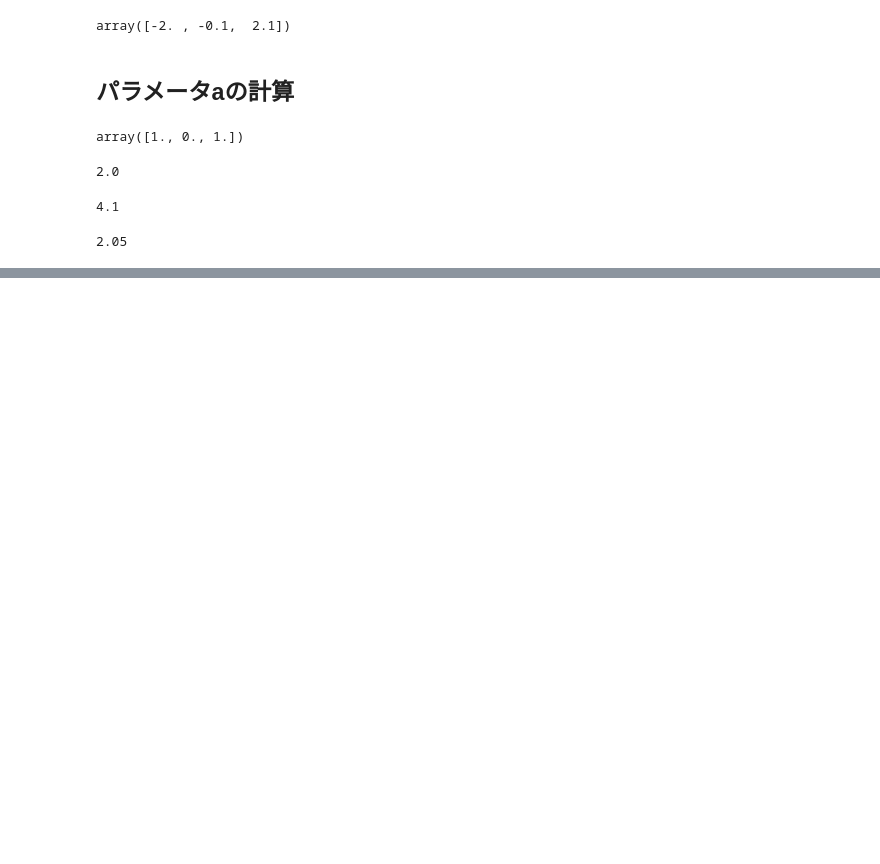
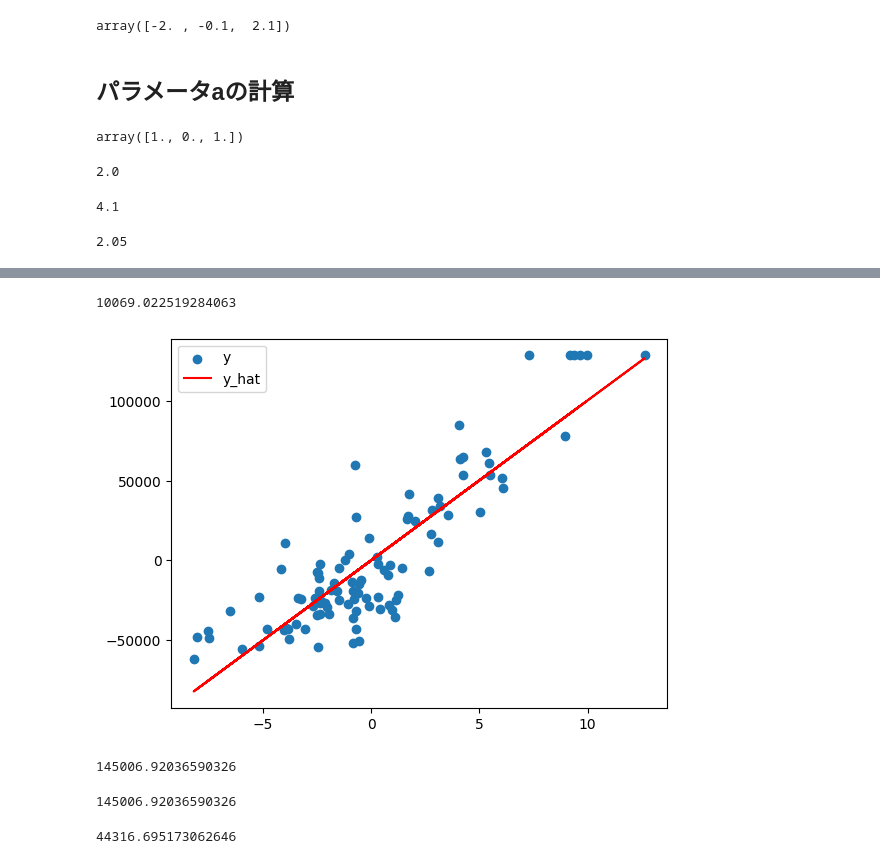
Before and after one commit to moganbo0817/pyhton_sandbox, a Jupyter notebook: python/src/notebooks_Untitled.ipynb, the cells around one changed output, grey strips where cells are left out. Cells and saved outputs as stored; diff of their text form; code cells hidden in the pictures; blank space fills up the shorter version.

```diff
--- a/python/src/notebooks_Untitled.ipynb
+++ b/python/src/notebooks_Untitled.ipynb
@@ -60,0 +129,20 @@ a
+# %%
+x = df_c['x']
+y = df_c['y']
+# %%
+xx = x*x
+# %%
+xy = x*y
+# %%
+a = xy.sum()/xx.sum()
+# %%
+a
+# %% [output]
+10069.022519284063
+# %%
+plt.scatter(x,y,label='y')
+plt.plot(x,a*x,label='y_hat',color='red')
+plt.legend()
+plt.show()
+# %% [output]
+[figure, added]
@@ -60,0 +151,4 @@ a
+# %%
+a* (x_new - df.mean()['x']) + df.mean()['y']
+# %% [output]
+145006.92036590326
@@ -60,0 +158,8 @@ a
+# %%
+predict(40,a,df)
+# %% [output]
+145006.92036590326
+# %%
+predict(30,a,df)
+# %% [output]
+44316.695173062646
```
Also changed, not shown: parts of 14 cells of this notebook.
